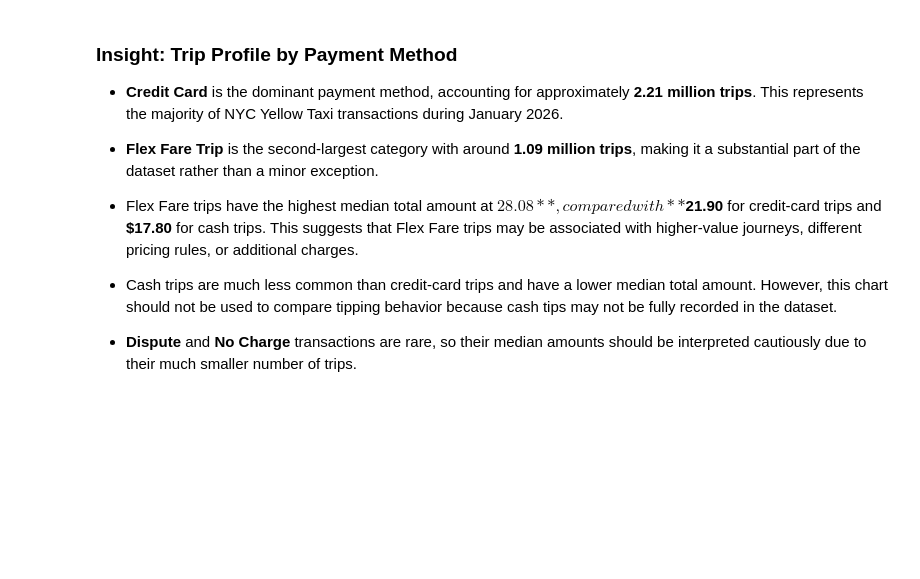
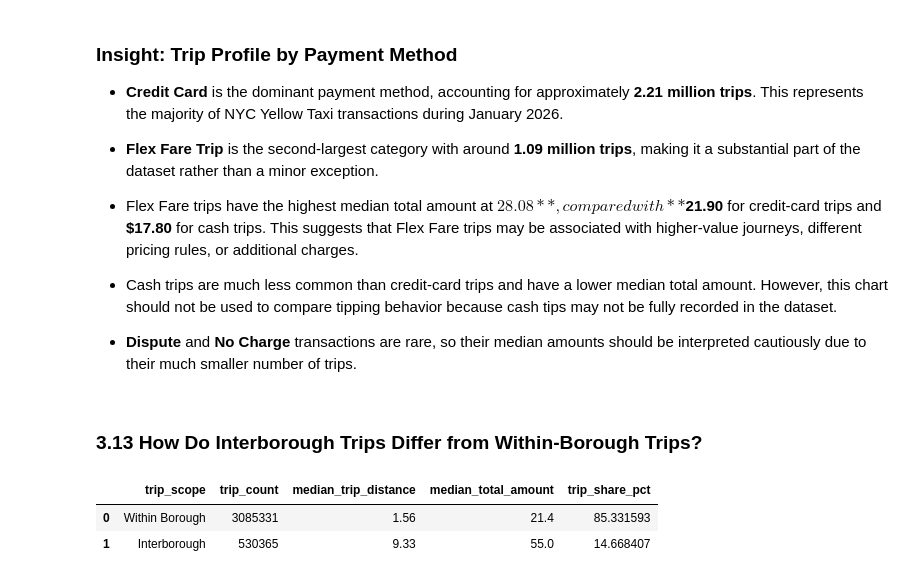
Before and after one commit to fathirrizkifadillah/NYC-Yellow-Taxi-Trip-Analysis, a Jupyter notebook: main.ipynb, the cells around one changed output. Saved outputs shown, nothing was run; the diff lists cells and outputs as text; code cells hidden in the pictures; blank space fills up the shorter version.

Commit message:
3.13 NYC Yello Taxi : Within-Borough vs Interborough Trips

```diff
--- a/main.ipynb
+++ b/main.ipynb
@@ -1491,3 +1491,38 @@ plt.show()
 - Cash trips are much less common than credit-card trips and have a lower median total amount. However, this chart should not be used to compare tipping behavior because cash tips may not be fully recorded in the dataset.
 
 - **Dispute** and **No Charge** transactions are rare, so their median amounts should be interpreted cautiously due to their much smaller number of trips.
+# %% [markdown]
+### 3.13 How Do Interborough Trips Differ from Within-Borough Trips?
+# %%
+trip_scope_summary = (
+    df_eda[
+        (df_eda["pickup_borough"] != "Unknown") &
+        (df_eda["dropoff_borough"] != "Unknown")
+    ]
+    .assign(
+        trip_scope=lambda data: np.where(
+            data["is_interborough_trip"] == 1,
+            "Interborough",
+            "Within Borough"
+        )
+    )
+    .groupby("trip_scope")
+    .agg(
+        trip_count=("trip_scope", "size"),
+        median_trip_distance=("trip_distance", "median"),
+        median_total_amount=("total_amount", "median")
+    )
+    .reindex(["Within Borough", "Interborough"])
+    .reset_index()
+)
+
+trip_scope_summary["trip_share_pct"] = (
+    trip_scope_summary["trip_count"] /
+    trip_scope_summary["trip_count"].sum() * 100
+)
+
+trip_scope_summary
+# %% [output]
+|  | trip_scope | trip_count | median_trip_distance | median_total_amount | trip_share_pct |
+| 0 | Within Borough | 3085331 | 1.56 | 21.4 | 85.331593 |
+| 1 | Interborough | 530365 | 9.33 | 55.0 | 14.668407 |
```
Also changed, not shown: parts of 1 cell of this notebook, 1 other file.
